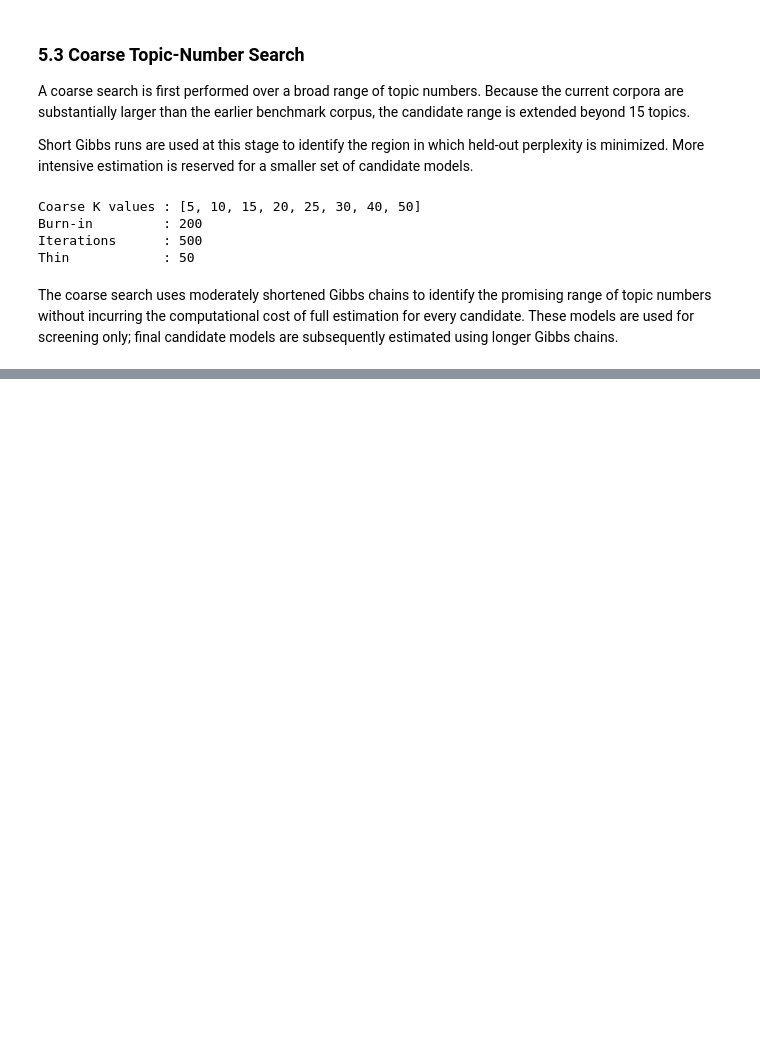
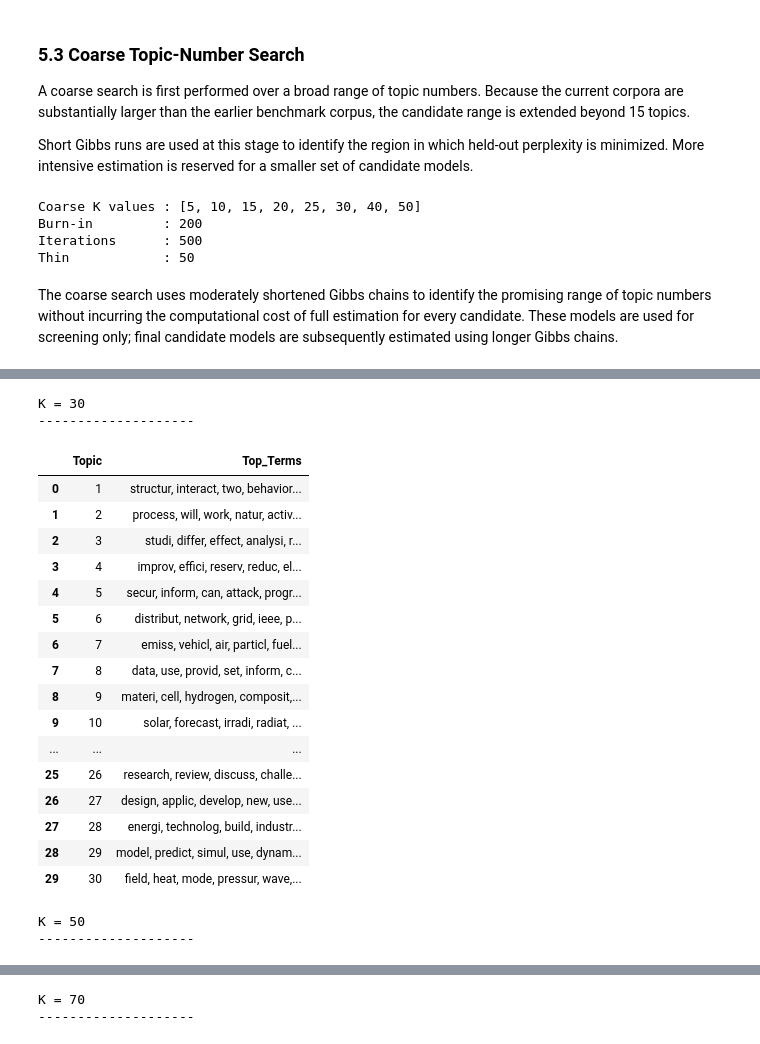
Before and after one commit to mdzalfirdausi/review_paper_2, a Jupyter notebook: notebooks/2.topic_modeling_iss.ipynb, the cells around one changed output, grey strips where cells are left out. Drawn from its saved outputs; the diff is of its cells as text; code cells hidden in the pictures; blank space fills up the shorter version.

```diff
--- a/notebooks/2.topic_modeling_iss.ipynb
+++ b/notebooks/2.topic_modeling_iss.ipynb
@@ -1899,0 +2166,19 @@ overton_coarse_results
+# %%
+K_CANDIDATES = [
+    30,
+    50,
+    70,
+    100,
+]
+
+CANDIDATE_BURN_IN = 500
+CANDIDATE_ITERATIONS = 1000
+CANDIDATE_THIN = 50
+
+TOP_N_COHERENCE = 10
+
+print("Candidate K values :", K_CANDIDATES)
+print("Burn-in           :", CANDIDATE_BURN_IN)
+print("Iterations        :", CANDIDATE_ITERATIONS)
+print("Thin              :", CANDIDATE_THIN)
+print("Coherence top-N   :", TOP_N_COHERENCE)
@@ -1899,0 +2899,59 @@ overton_coarse_results
+# %%
+overton_candidate_top_terms = {}
+
+for k in K_CANDIDATES:
+
+    top_terms_file = (
+        candidate_output_dir
+        / f"top_terms_K{k}.csv"
+    )
+
+    top_terms_df = pd.read_csv(
+        top_terms_file
+    )
+
+    overton_candidate_top_terms[k] = (
+        top_terms_df
+    )
+
+    topic_summary = (
+        top_terms_df[
+            top_terms_df["Rank"] <= 10
+        ]
+        .groupby("Topic")["Term"]
+        .apply(
+            lambda x: ", ".join(x)
+        )
+        .reset_index(
+            name="Top_Terms"
+        )
+    )
+
+    print(f"\nK = {k}")
+    print("-" * 20)
+
+    display(
+        topic_summary
+    )
+# %% [output]
+K = 30
+--------------------
+|  | Topic | Top_Terms |
+| 0 | 1 | structur, interact, two, behavior... |
+| 1 | 2 | process, will, work, natur, activ... |
+| 2 | 3 | studi, differ, effect, analysi, r... |
+| 3 | 4 | improv, effici, reserv, reduc, el... |
+| 4 | 5 | secur, inform, can, attack, progr... |
+| 5 | 6 | distribut, network, grid, ieee, p... |
+| 6 | 7 | emiss, vehicl, air, particl, fuel... |
+| 7 | 8 | data, use, provid, set, inform, c... |
+| 8 | 9 | materi, cell, hydrogen, composit,... |
+| 9 | 10 | solar, forecast, irradi, radiat, ... |
+| ... | ... | ... |
+| 25 | 26 | research, review, discuss, challe... |
+| 26 | 27 | design, applic, develop, new, use... |
+| 27 | 28 | energi, technolog, build, industr... |
+| 28 | 29 | model, predict, simul, use, dynam... |
+| 29 | 30 | field, heat, mode, pressur, wave,... |
+K = 50
+--------------------
@@ -1899,0 +2975,2 @@ overton_coarse_results
+K = 70
+--------------------
```
Also changed, not shown: parts of 28 cells of this notebook.
